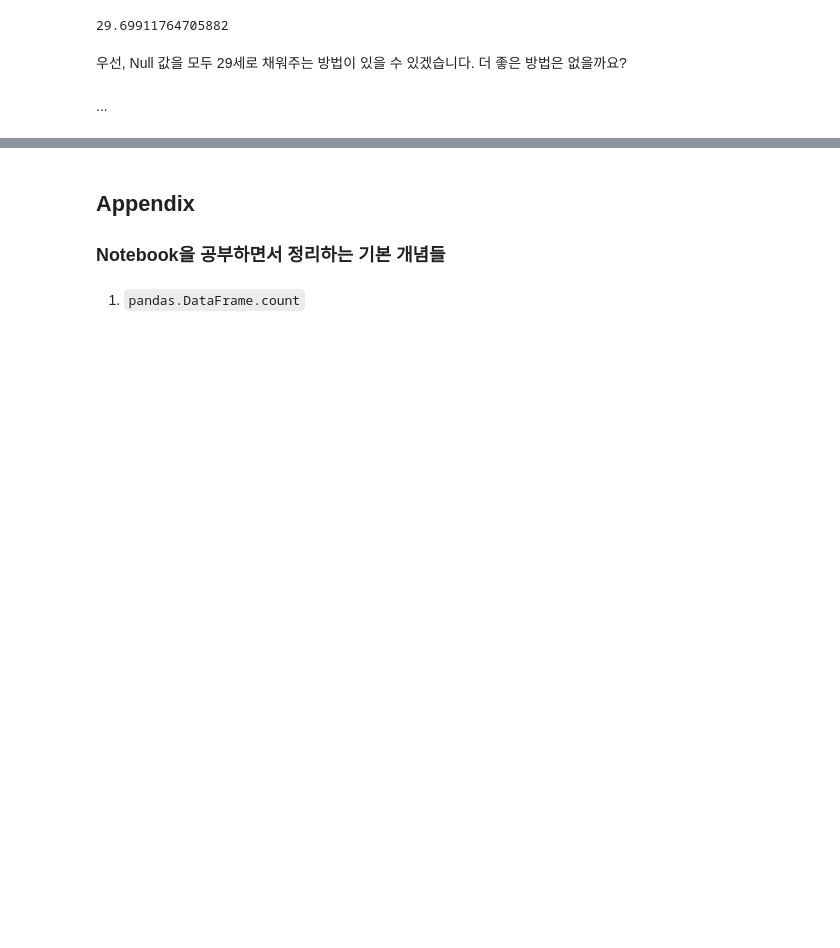
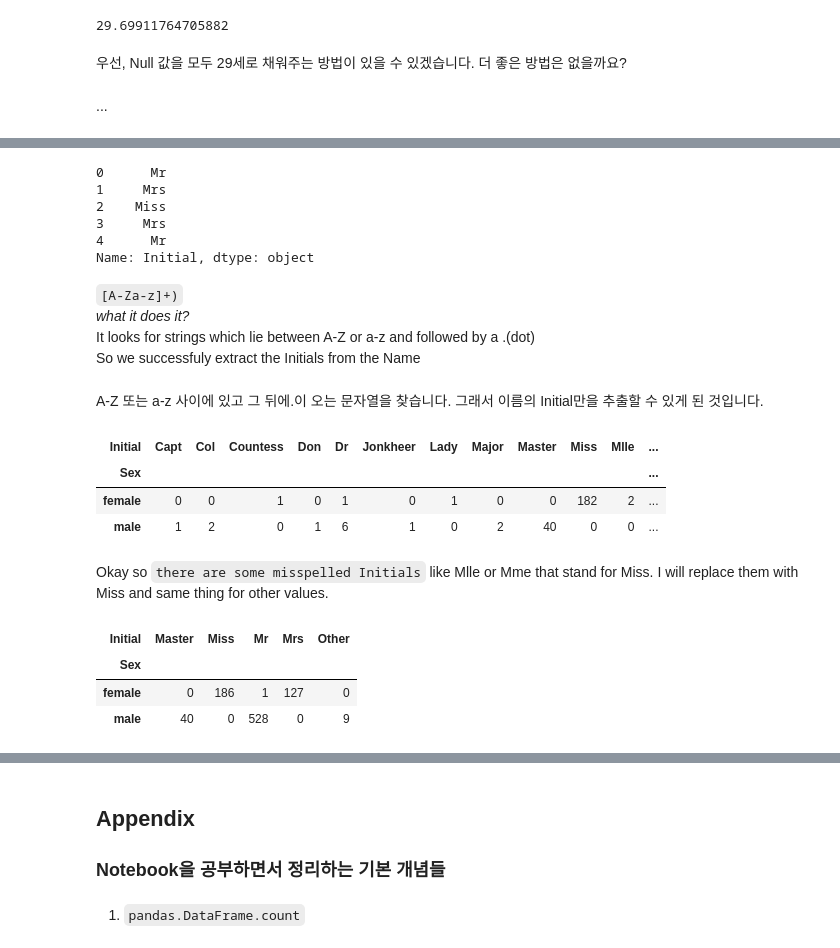
Before and after one commit to Steve-YJ/Explore-Kaggle, a Jupyter notebook: 01. Titanic/01. Kaggle-Titanic.ipynb, the cells around one changed output, grey strips where cells are left out. Cells and saved outputs as stored; diff of their text form; code cells hidden in the pictures; blank space fills up the shorter version.

```diff
--- a/01. Titanic/01. Kaggle-Titanic.ipynb
+++ b/01. Titanic/01. Kaggle-Titanic.ipynb
@@ -391,0 +418,25 @@ Mr, Mrs, ...
+# %%
+data.Initial.head()
+# %% [output]
+0      Mr
+1     Mrs
+2    Miss
+3     Mrs
+4      Mr
+Name: Initial, dtype: object
+# %% [markdown]
+<code>[A-Za-z]+)</code><br>
+*what it does it?*<br>
+It looks for strings which lie between A-Z or a-z and followed by a .(dot)<br>
+So we successfuly extract the Initials from the Name
+# %% [markdown]
+A-Z 또는 a-z 사이에 있고 그 뒤에.이 오는 문자열을 찾습니다. 그래서 이름의 Initial만을 추출할 수 있게 된 것입니다.
+# %%
+pd.crosstab(data.Initial, data.Sex).T.style.background_gradient(cmap='summer_r')  # Checking the Initial with the Sex
+# %% [output]
+| Initial | Capt | Col | Countess | Don | Dr | Jonkheer | Lady | Major | Master | Miss | Mlle | ... |
+| Sex |  |  |  |  |  |  |  |  |  |  |  | ... |
+| female | 0 | 0 | 1 | 0 | 1 | 0 | 1 | 0 | 0 | 182 | 2 | ... |
+| male | 1 | 2 | 0 | 1 | 6 | 1 | 0 | 2 | 40 | 0 | 0 | ... |
+# %% [markdown]
+Okay so <code>there are some misspelled Initials</code> like Mlle or Mme that stand for Miss. I will replace them with Miss and same thing for other values.
@@ -391,0 +445,7 @@ Mr, Mrs, ...
+# %%
+pd.crosstab(data.Sex, data.Initial).style.background_gradient(cmap='summer_r')
+# %% [output]
+| Initial | Master | Miss | Mr | Mrs | Other |
+| Sex |  |  |  |  |  |
+| female | 0 | 186 | 1 | 127 | 0 |
+| male | 40 | 0 | 528 | 0 | 9 |
```
Also changed, not shown: parts of 19 cells of this notebook.
